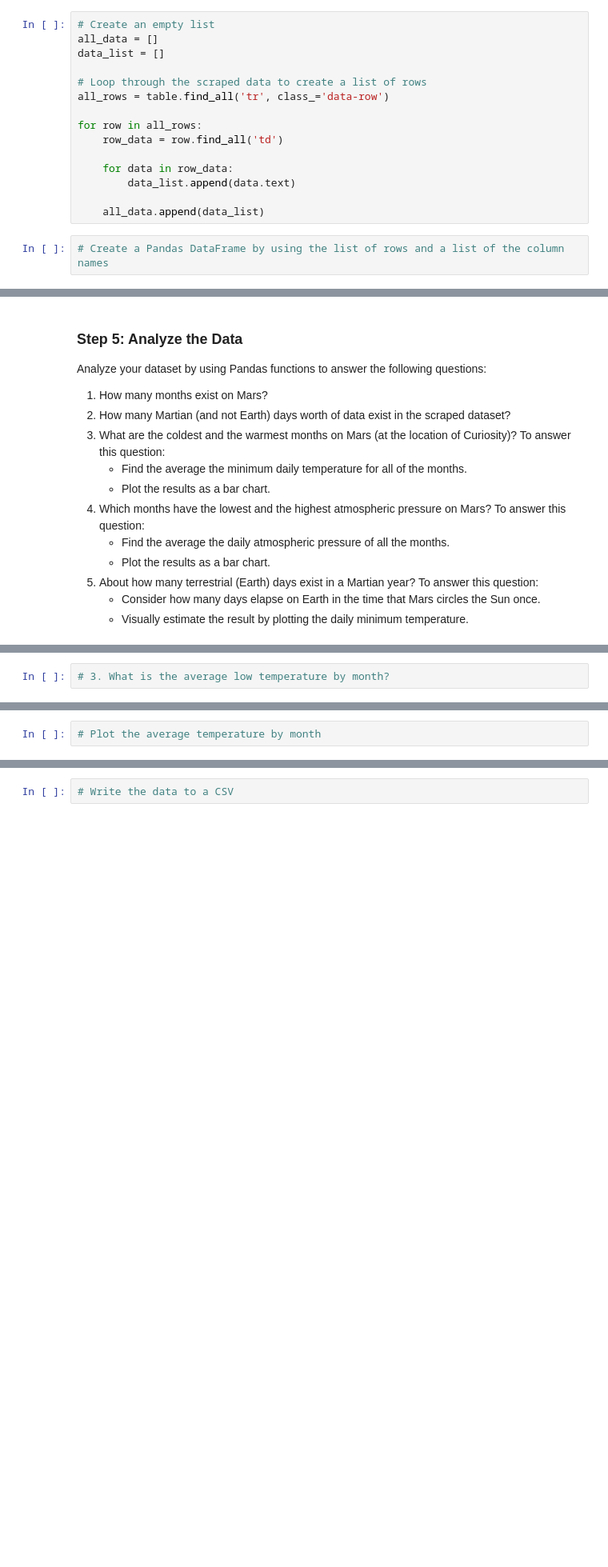
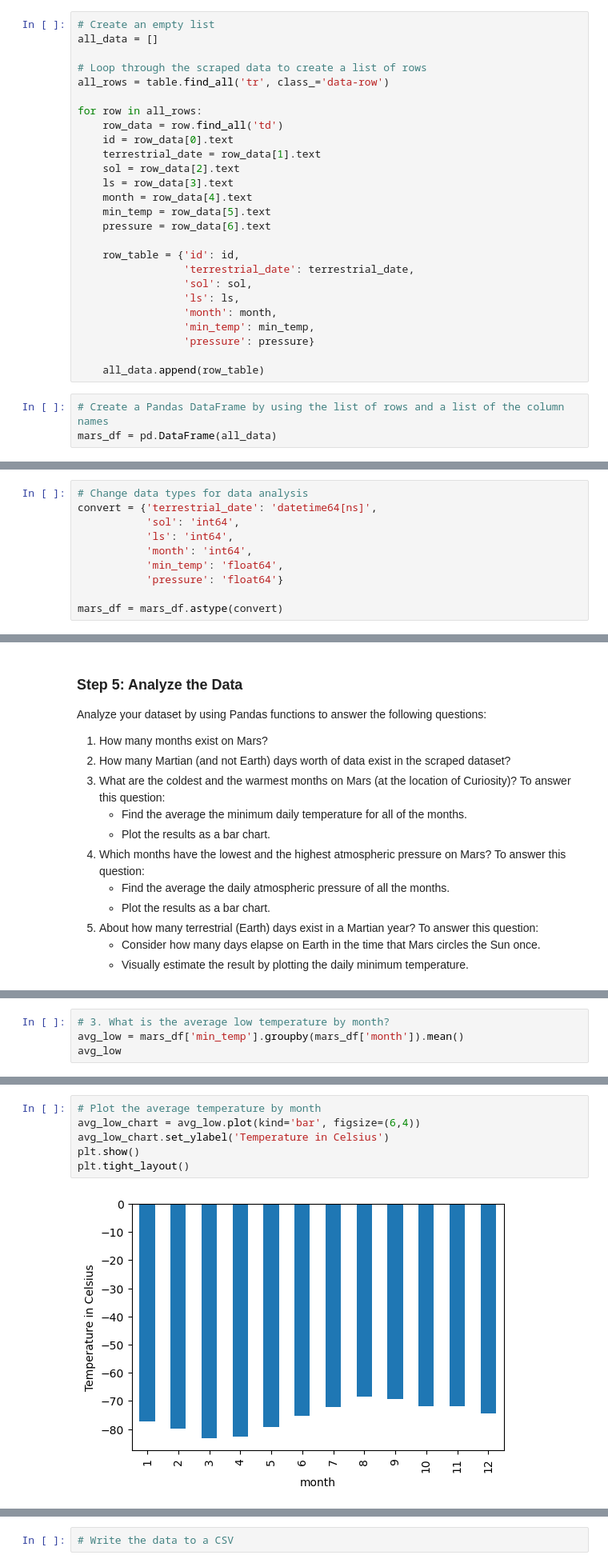
Before and after one commit to daniklafrance/splinter-beautifulsoup_challenge, a Jupyter notebook: part_2_mars_weather.ipynb, the cells around one changed output, grey strips where cells are left out. Shown: that part at 80% size. Saved outputs shown, nothing was run; the diff lists cells and outputs as text; blank space fills up the shorter version.

```diff
--- a/part_2_mars_weather.ipynb
+++ b/part_2_mars_weather.ipynb
@@ -50,19 +51,31 @@ Assemble the scraped data into a Pandas DataFrame. The columns should have the s
 # %%
 # Create an empty list
 all_data = []
-data_list = []
 
 # Loop through the scraped data to create a list of rows
 all_rows = table.find_all('tr', class_='data-row')
 
 for row in all_rows:
     row_data = row.find_all('td')
+    id = row_data[0].text
+    terrestrial_date = row_data[1].text
+    sol = row_data[2].text
+    ls = row_data[3].text
+    month = row_data[4].text
+    min_temp = row_data[5].text
+    pressure = row_data[6].text
 
-    for data in row_data:
-        data_list.append(data.text)
+    row_table = {'id': id,
+                 'terrestrial_date': terrestrial_date,
+                 'sol': sol,
+                 'ls': ls,
+                 'month': month,
+                 'min_temp': min_temp,
+                 'pressure': pressure}
 
-    all_data.append(data_list)
+    all_data.append(row_table)
 # %%
 # Create a Pandas DataFrame by using the list of rows and a list of the column names
+mars_df = pd.DataFrame(all_data)
 # %%
 # Confirm DataFrame was created successfully
@@ -79,2 +108,12 @@ Examine the data types that are currently associated with each column. If necess
+# %%
+# Change data types for data analysis
+convert = {'terrestrial_date': 'datetime64[ns]',
+           'sol': 'int64',
+           'ls': 'int64',
+           'month': 'int64',
+           'min_temp': 'float64',
+           'pressure': 'float64'}
+
+mars_df = mars_df.astype(convert)
 # %%
 # Confirm type changes were successful by examining data types again
@@ -101,2 +170,4 @@ Analyze your dataset by using Pandas functions to answer the following questions
 # %%
 # 3. What is the average low temperature by month?
+avg_low = mars_df['min_temp'].groupby(mars_df['month']).mean()
+avg_low
@@ -103,2 +189,8 @@ Analyze your dataset by using Pandas functions to answer the following questions
 # %%
 # Plot the average temperature by month
+avg_low_chart = avg_low.plot(kind='bar', figsize=(6,4))
+avg_low_chart.set_ylabel('Temperature in Celsius')
+plt.show()
+plt.tight_layout()
+# %% [output]
+[figure, added]
```
Also changed, not shown: parts of 20 cells of this notebook.
